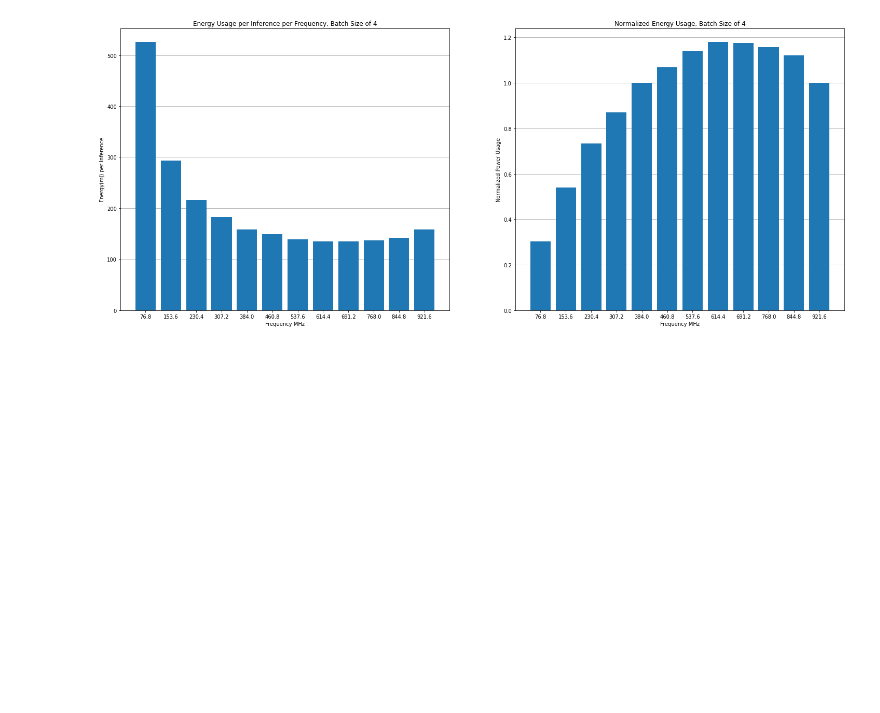
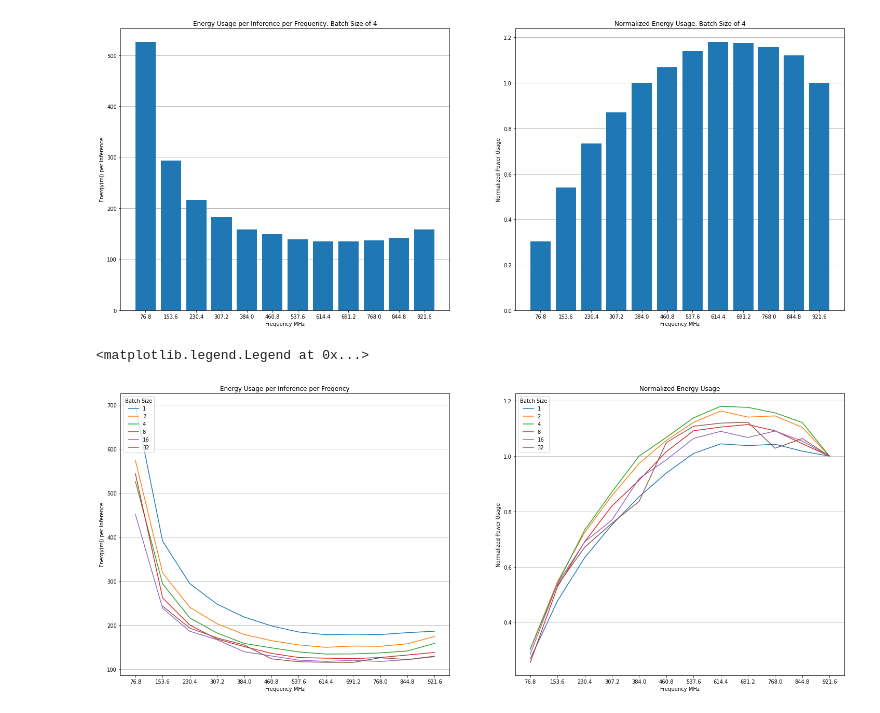
Before and after one commit to emwjacobson/JetsonEfficiencyTesting, a Jupyter notebook: triton/Nano MobileNet.ipynb, the cells around one changed output. Drawn from its saved outputs; the diff is of its cells as text; code cells hidden in the pictures; blank space fills up the shorter version.

Commit message:
Added graphs comparing efficiency by batch size

```diff
--- a/triton/Nano MobileNet.ipynb
+++ b/triton/Nano MobileNet.ipynb
@@ -168,3 +168,56 @@ ax[1].bar(x, normalized_y)
 # %% [output]
 <BarContainer object of 12 artists>
 [figure]
+# %%
+batch_sizes = [1, 2, 4, 8, 16, 32]
+
+data = []
+power = []
+timings = []
+for size in batch_sizes:
+  with open(f"data/nano/batch_{size}_data.csv", "r") as f_data, open(f"data/nano/batch_{size}_power.csv", "r") as f_power, open(f"data/nano/batch_{size}_timings.csv", "r") as f_timings:
+    data.append([l.strip().split(",") for l in f_data.readlines()[1:]])
+    power.append([l.strip().split(",") for l in f_power.readlines()[1:]])
+    timings.append([l.strip().split(",") for l in f_timings.readlines()[1:]])
+
+x = []
+y = []
+
+for idx, timing_data in enumerate(timings):
+  x.append([])
+  y.append([])
+  for start, stop, frequency in timing_data:
+    power_raw = [p for p in power[idx] if p[0] > start and p[0] < stop]
+    d = [d for d in data[idx] if d[0] == frequency][0]
+    avg_power = sum([float(r[1]) for r in power_raw])/len(power_raw)
+    joule_per_inference = avg_power / float(d[2])
+
+    x[idx].append(str(int(frequency)/1000000))
+    y[idx].append(joule_per_inference*1000)
+
+normalized_y = []
+for idx, _ in enumerate(batch_sizes):
+  normalized_y.append([y[idx][-1]/_y for _y in y[idx]])
+
+fig, ax = plt.subplots(1, 2, figsize=(25, 10))
+
+ax[0].set_axisbelow(True)
+ax[0].grid(axis='y')
+ax[0].set_title(f"Energy Usage per Inference per Freqency")
+ax[0].set_xlabel("Frequency MHz")
+ax[0].set_ylabel("Energy(mJ) per Inference")
+for idx, size in enumerate(batch_sizes):
+  ax[0].plot(x[idx], y[idx], label=f"{size}")
+ax[0].legend(loc="upper left", title="Batch Size")
+
+ax[1].set_axisbelow(True)
+ax[1].grid(axis='y')
+ax[1].set_title(f"Normalized Energy Usage")
+ax[1].set_xlabel("Frequency MHz")
+ax[1].set_ylabel("Normalized Power Usage")
+for idx, size in enumerate(batch_sizes):
+  ax[1].plot(x[idx], normalized_y[idx], label=f"{size}")
+ax[1].legend(loc="upper left", title="Batch Size")
+# %% [output]
+<matplotlib.legend.Legend at 0x...>
+[figure, added]
```
